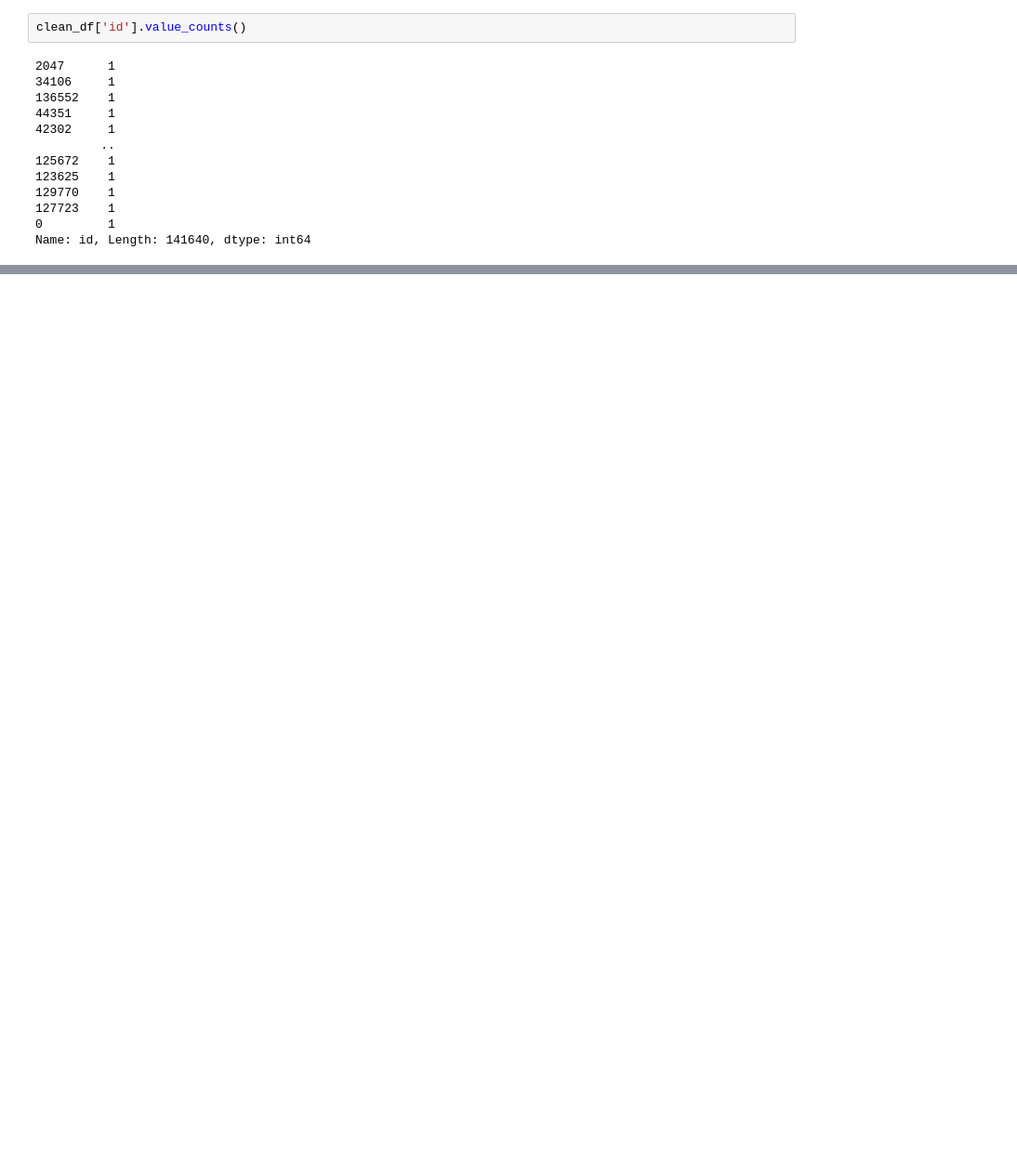
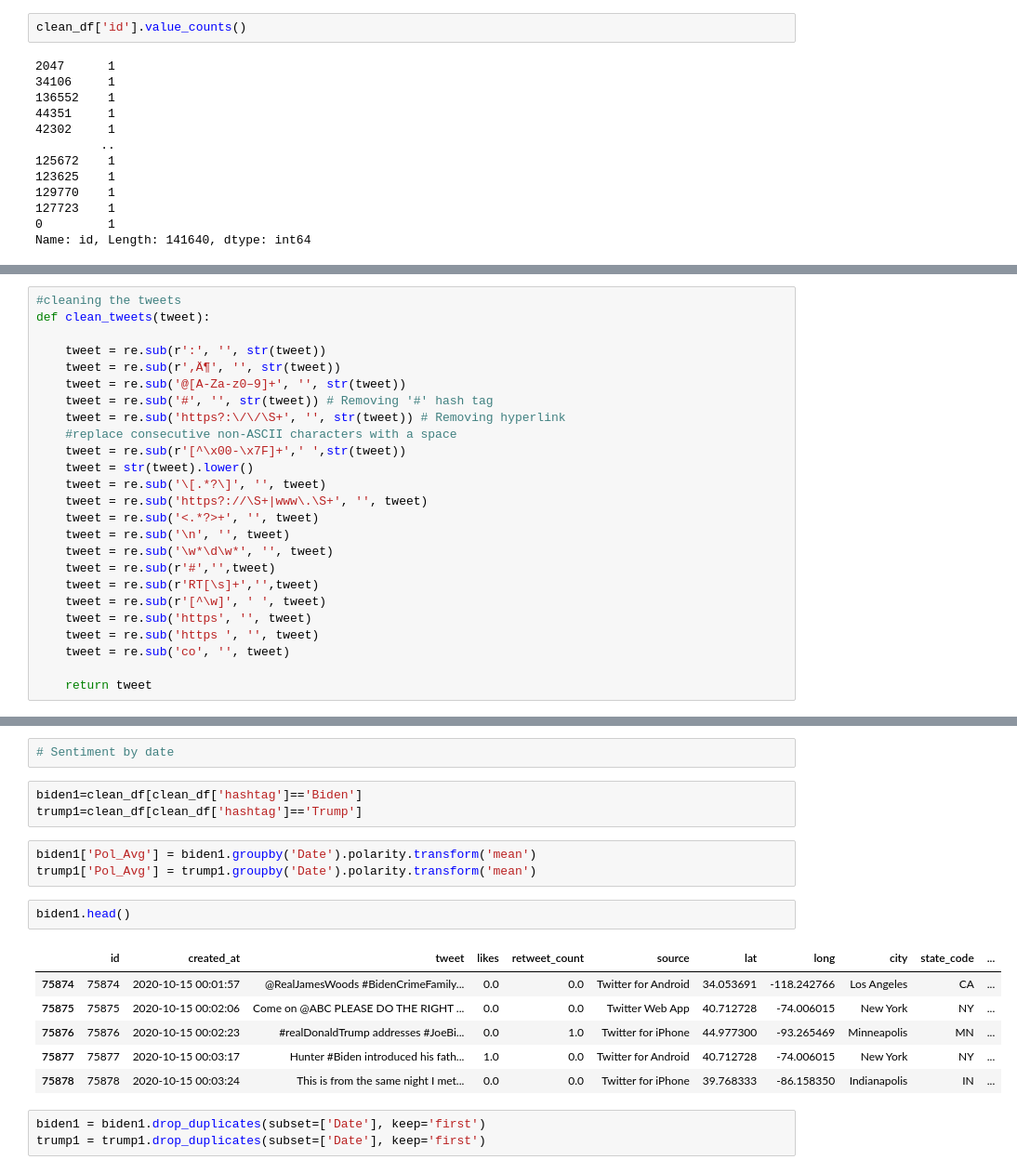
Before and after one commit to olivedisaster/Project-2, a Jupyter notebook: write_data.ipynb, the cells around one changed output, grey strips where cells are left out. Shown: that part at 93% size. Saved outputs shown, nothing was run; the diff lists cells and outputs as text; blank space fills up the shorter version.

```diff
--- a/write_data.ipynb
+++ b/write_data.ipynb
@@ -146,0 +223,25 @@ Name: id, Length: 141640, dtype: int64
+# %%
+#cleaning the tweets
+def clean_tweets(tweet):
+
+    tweet = re.sub(r':', '', str(tweet))
+    tweet = re.sub(r'‚Ä¶', '', str(tweet))
+    tweet = re.sub('@[A-Za-z0–9]+', '', str(tweet))
+    tweet = re.sub('#', '', str(tweet)) # Removing '#' hash tag
+    tweet = re.sub('https?:\/\/\S+', '', str(tweet)) # Removing hyperlink
+    #replace consecutive non-ASCII characters with a space
+    tweet = re.sub(r'[^\x00-\x7F]+',' ',str(tweet))
+    tweet = str(tweet).lower()
+    tweet = re.sub('\[.*?\]', '', tweet)
+    tweet = re.sub('https?://\S+|www\.\S+', '', tweet)
+    tweet = re.sub('<.*?>+', '', tweet)
+    tweet = re.sub('\n', '', tweet)
+    tweet = re.sub('\w*\d\w*', '', tweet)
+    tweet = re.sub(r'#','',tweet)
+    tweet = re.sub(r'RT[\s]+','',tweet)
+    tweet = re.sub(r'[^\w]', ' ', tweet)
+    tweet = re.sub('https', '', tweet)
+    tweet = re.sub('https ', '', tweet)
+    tweet = re.sub('co', '', tweet)
+
+    return tweet
@@ -146,0 +351,20 @@ Name: id, Length: 141640, dtype: int64
+# %%
+# Sentiment by date
+# %%
+biden1=clean_df[clean_df['hashtag']=='Biden']
+trump1=clean_df[clean_df['hashtag']=='Trump']
+# %%
+biden1['Pol_Avg'] = biden1.groupby('Date').polarity.transform('mean')
+trump1['Pol_Avg'] = trump1.groupby('Date').polarity.transform('mean')
+# %%
+biden1.head()
+# %% [output]
+|  | id | created_at | tweet | likes | retweet_count | source | lat | long | city | state_code | ... |
+| 75874 | 75874 | 2020-10-15 00:01:57 | @RealJamesWoods #BidenCrimeFamily... | 0.0 | 0.0 | Twitter for Android | 34.053691 | -118.242766 | Los Angeles | CA | ... |
+| 75875 | 75875 | 2020-10-15 00:02:06 | Come on @ABC PLEASE DO THE RIGHT ... | 0.0 | 0.0 | Twitter Web App | 40.712728 | -74.006015 | New York | NY | ... |
+| 75876 | 75876 | 2020-10-15 00:02:23 | #realDonaldTrump addresses #JoeBi... | 0.0 | 1.0 | Twitter for iPhone | 44.977300 | -93.265469 | Minneapolis | MN | ... |
+| 75877 | 75877 | 2020-10-15 00:03:17 | Hunter #Biden introduced his fath... | 1.0 | 0.0 | Twitter for Android | 40.712728 | -74.006015 | New York | NY | ... |
+| 75878 | 75878 | 2020-10-15 00:03:24 | This is from the same night I met... | 0.0 | 0.0 | Twitter for iPhone | 39.768333 | -86.158350 | Indianapolis | IN | ... |
+# %%
+biden1 = biden1.drop_duplicates(subset=['Date'], keep='first')
+trump1 = trump1.drop_duplicates(subset=['Date'], keep='first')
```
Also changed, not shown: parts of 54 cells of this notebook, 2 other files.
